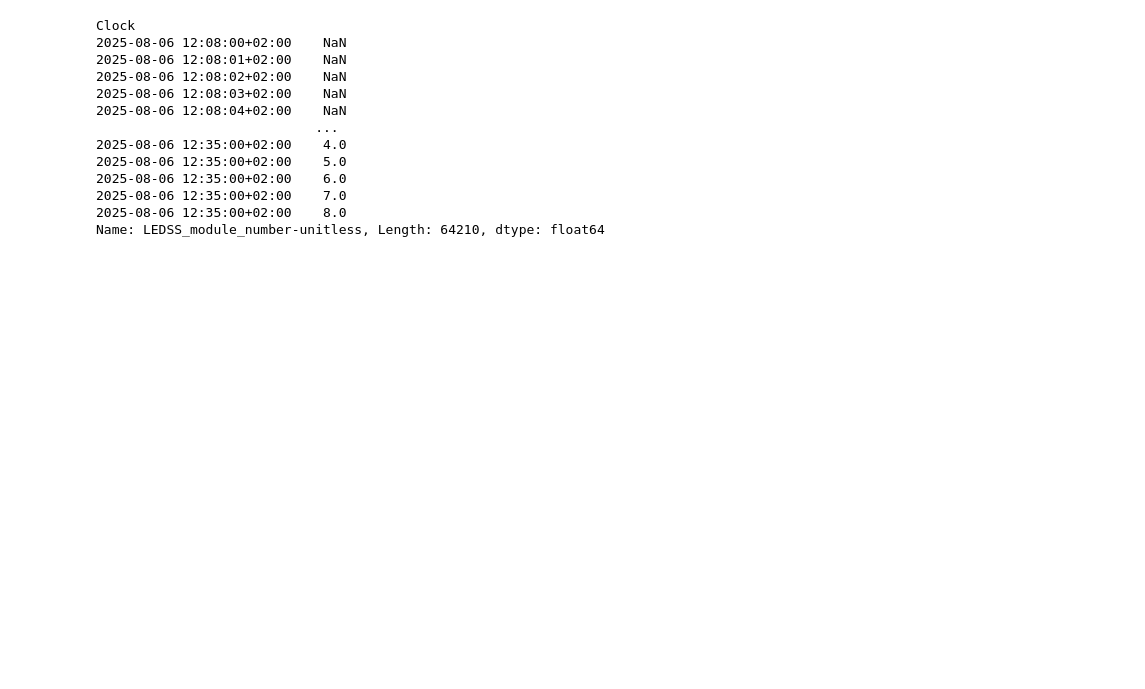
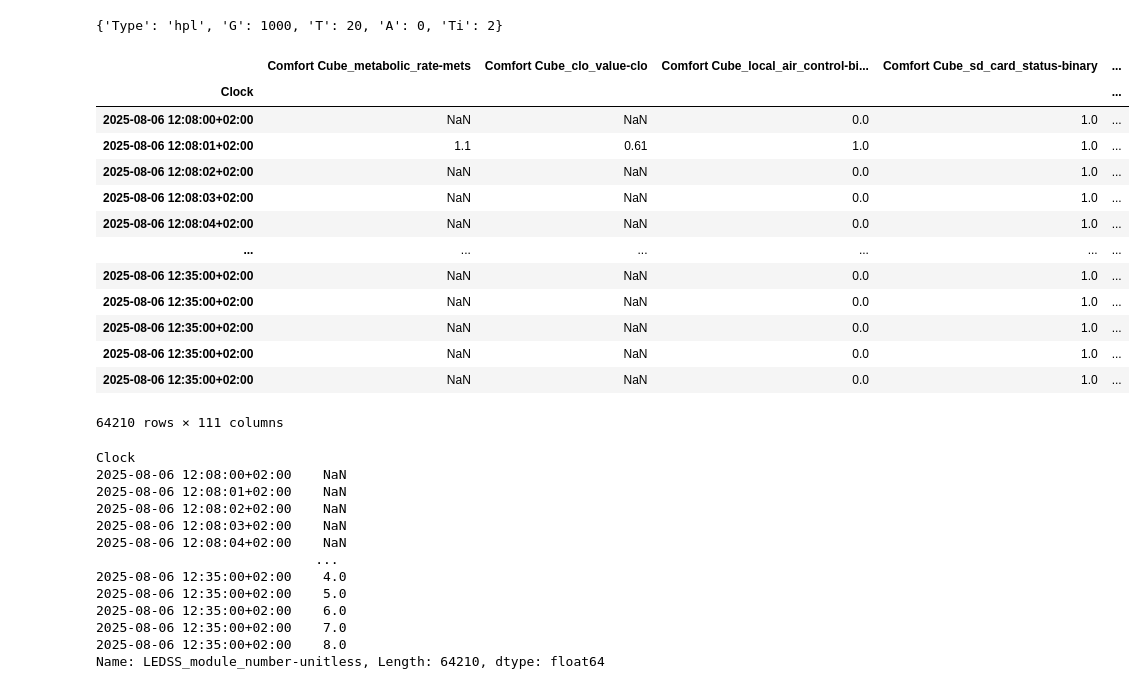
Before and after one commit to architecture-building-systems/bipv_heat_flask, a Jupyter notebook: debug_dashboard.ipynb, the cells around one changed output. Drawn from its saved outputs; the diff is of its cells as text; code cells hidden in the pictures; blank space fills up the shorter version.

```diff
--- a/debug_dashboard.ipynb
+++ b/debug_dashboard.ipynb
@@ -3,11 +3,31 @@ import pandas as pd
 import os
 import glob
 import main as m
+m.parse_experiment_characteristics("idx-102_hpl_G-1000_T-20_A-0_Ti-2")
+# %% [output]
+{'Type': 'hpl', 'G': 1000, 'T': 20, 'A': 0, 'Ti': 2}
 # %%
 feathers = glob.glob(os.path.join("data", "*.feather"))
 idx = "034"
 fp = [f for f in feathers if idx in f][0]
 df = pd.read_feather(fp)
+# %%
+df
+# %% [output]
+|  | Comfort Cube_metabolic_rate-mets | Comfort Cube_clo_value-clo | Comfort Cube_local_air_control-bi... | Comfort Cube_sd_card_status-binary | ... |
+| Clock |  |  |  |  | ... |
+| 2025-08-06 12:08:00+02:00 | NaN | NaN | 0.0 | 1.0 | ... |
+| 2025-08-06 12:08:01+02:00 | 1.1 | 0.61 | 1.0 | 1.0 | ... |
+| 2025-08-06 12:08:02+02:00 | NaN | NaN | 0.0 | 1.0 | ... |
+| 2025-08-06 12:08:03+02:00 | NaN | NaN | 0.0 | 1.0 | ... |
+| 2025-08-06 12:08:04+02:00 | NaN | NaN | 0.0 | 1.0 | ... |
+| ... | ... | ... | ... | ... | ... |
+| 2025-08-06 12:35:00+02:00 | NaN | NaN | 0.0 | 1.0 | ... |
+| 2025-08-06 12:35:00+02:00 | NaN | NaN | 0.0 | 1.0 | ... |
+| 2025-08-06 12:35:00+02:00 | NaN | NaN | 0.0 | 1.0 | ... |
+| 2025-08-06 12:35:00+02:00 | NaN | NaN | 0.0 | 1.0 | ... |
+| 2025-08-06 12:35:00+02:00 | NaN | NaN | 0.0 | 1.0 | ... |
+64210 rows × 111 columns
 # %%
 df['LEDSS_module_number-unitless']
 # %% [output]
```
Also changed, not shown: parts of 5 cells of this notebook, 5 other files.
